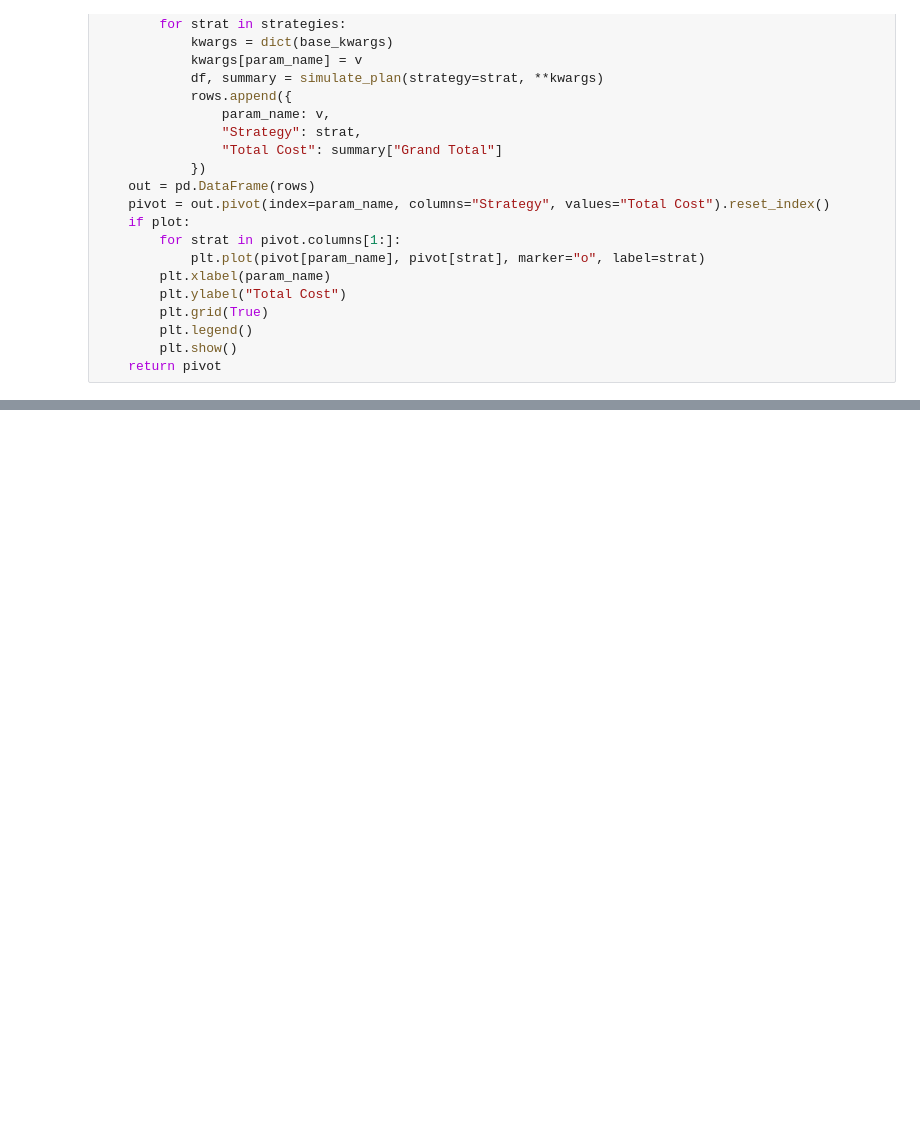
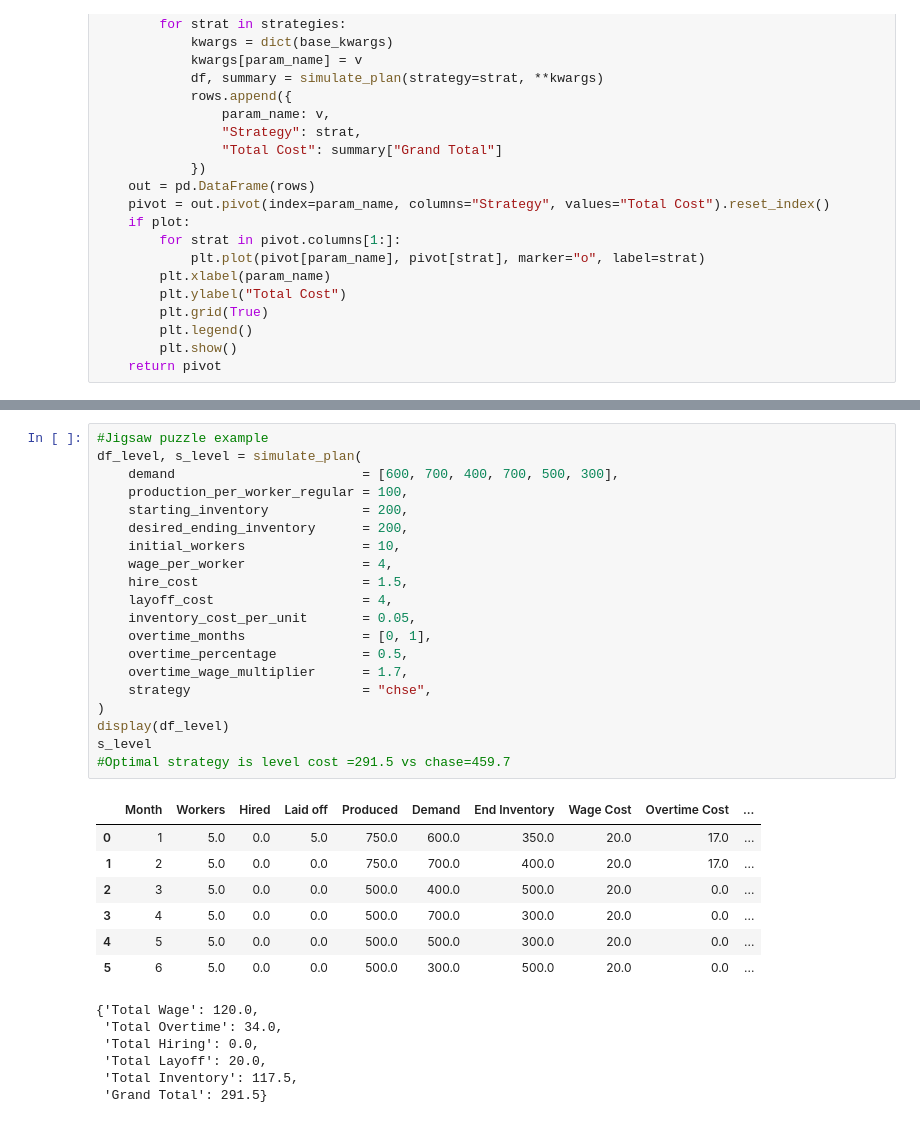
Before and after one commit to twillixa/HEC, a Jupyter notebook: PPS/Week1.ipynb, the cells around one changed output, grey strips where cells are left out. Saved outputs shown, nothing was run; the diff lists cells and outputs as text; blank space fills up the shorter version.

```diff
--- a/PPS/Week1.ipynb
+++ b/PPS/Week1.ipynb
@@ -178,0 +216,34 @@ def sensitivity(
+# %%
+#Jigsaw puzzle example
+df_level, s_level = simulate_plan(
+    demand                        = [600, 700, 400, 700, 500, 300],
+    production_per_worker_regular = 100,
+    starting_inventory            = 200,
+    desired_ending_inventory      = 200,
+    initial_workers               = 10,
+    wage_per_worker               = 4,
+    hire_cost                     = 1.5,
+    layoff_cost                   = 4,
+    inventory_cost_per_unit       = 0.05,
+    overtime_months               = [0, 1],
+    overtime_percentage           = 0.5,
+    overtime_wage_multiplier      = 1.7,
+    strategy                      = "chse",
+)
+display(df_level)
+s_level
+#Optimal strategy is level cost =291.5 vs chase=459.7
+# %% [output]
+|  | Month | Workers | Hired | Laid off | Produced | Demand | End Inventory | Wage Cost | Overtime Cost | ... |
+| 0 | 1 | 5.0 | 0.0 | 5.0 | 750.0 | 600.0 | 350.0 | 20.0 | 17.0 | ... |
+| 1 | 2 | 5.0 | 0.0 | 0.0 | 750.0 | 700.0 | 400.0 | 20.0 | 17.0 | ... |
+| 2 | 3 | 5.0 | 0.0 | 0.0 | 500.0 | 400.0 | 500.0 | 20.0 | 0.0 | ... |
+| 3 | 4 | 5.0 | 0.0 | 0.0 | 500.0 | 700.0 | 300.0 | 20.0 | 0.0 | ... |
+| 4 | 5 | 5.0 | 0.0 | 0.0 | 500.0 | 500.0 | 300.0 | 20.0 | 0.0 | ... |
+| 5 | 6 | 5.0 | 0.0 | 0.0 | 500.0 | 300.0 | 500.0 | 20.0 | 0.0 | ... |
+{'Total Wage': 120.0,
+ 'Total Overtime': 34.0,
+ 'Total Hiring': 0.0,
+ 'Total Layoff': 20.0,
+ 'Total Inventory': 117.5,
+ 'Grand Total': 291.5}
```
Also changed, not shown: parts of 4 cells of this notebook.
